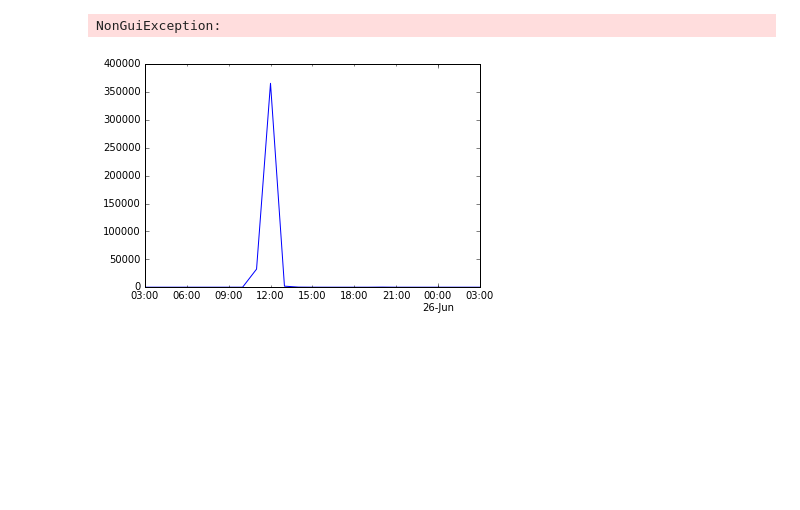
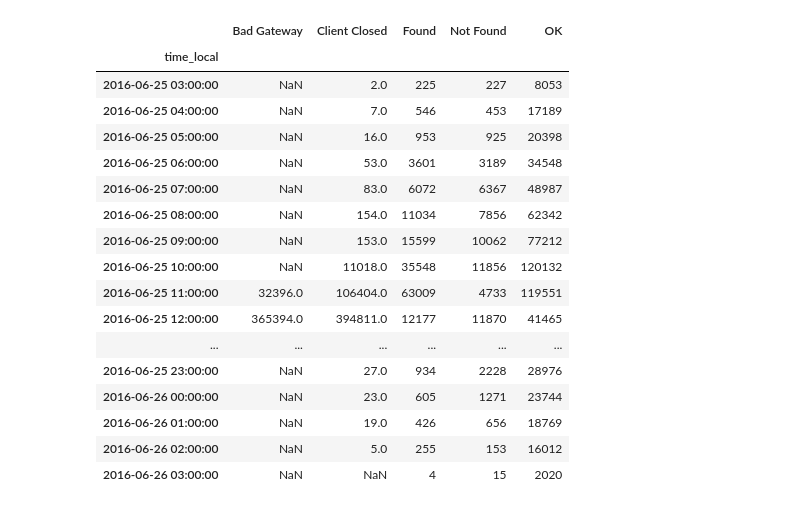
Before and after one commit to doomzhou/NginxConfParser, a Jupyter notebook: nginxlog.ipynb, the cells around one changed output. Drawn from its saved outputs; the diff is of its cells as text; code cells hidden in the pictures; blank space fills up the shorter version.

```diff
--- a/nginxlog.ipynb
+++ b/nginxlog.ipynb
@@ -98,6 +60,21 @@ status_df[0:5]
 # %%
-status_df.plot()
-legend()
+status_df
 # %% [output]
-NonGuiException:
-[figure, removed]
+|  | Bad Gateway | Client Closed | Found | Not Found | OK |
+| time_local |  |  |  |  |  |
+| 2016-06-25 03:00:00 | NaN | 2.0 | 225 | 227 | 8053 |
+| 2016-06-25 04:00:00 | NaN | 7.0 | 546 | 453 | 17189 |
+| 2016-06-25 05:00:00 | NaN | 16.0 | 953 | 925 | 20398 |
+| 2016-06-25 06:00:00 | NaN | 53.0 | 3601 | 3189 | 34548 |
+| 2016-06-25 07:00:00 | NaN | 83.0 | 6072 | 6367 | 48987 |
+| 2016-06-25 08:00:00 | NaN | 154.0 | 11034 | 7856 | 62342 |
+| 2016-06-25 09:00:00 | NaN | 153.0 | 15599 | 10062 | 77212 |
+| 2016-06-25 10:00:00 | NaN | 11018.0 | 35548 | 11856 | 120132 |
+| 2016-06-25 11:00:00 | 32396.0 | 106404.0 | 63009 | 4733 | 119551 |
+| 2016-06-25 12:00:00 | 365394.0 | 394811.0 | 12177 | 11870 | 41465 |
+| ... | ... | ... | ... | ... | ... |
+| 2016-06-25 23:00:00 | NaN | 27.0 | 934 | 2228 | 28976 |
+| 2016-06-26 00:00:00 | NaN | 23.0 | 605 | 1271 | 23744 |
+| 2016-06-26 01:00:00 | NaN | 19.0 | 426 | 656 | 18769 |
+| 2016-06-26 02:00:00 | NaN | 5.0 | 255 | 153 | 16012 |
+| 2016-06-26 03:00:00 | NaN | NaN | 4 | 15 | 2020 |
```
Also changed, not shown: parts of 14 cells of this notebook, 1 other file.
